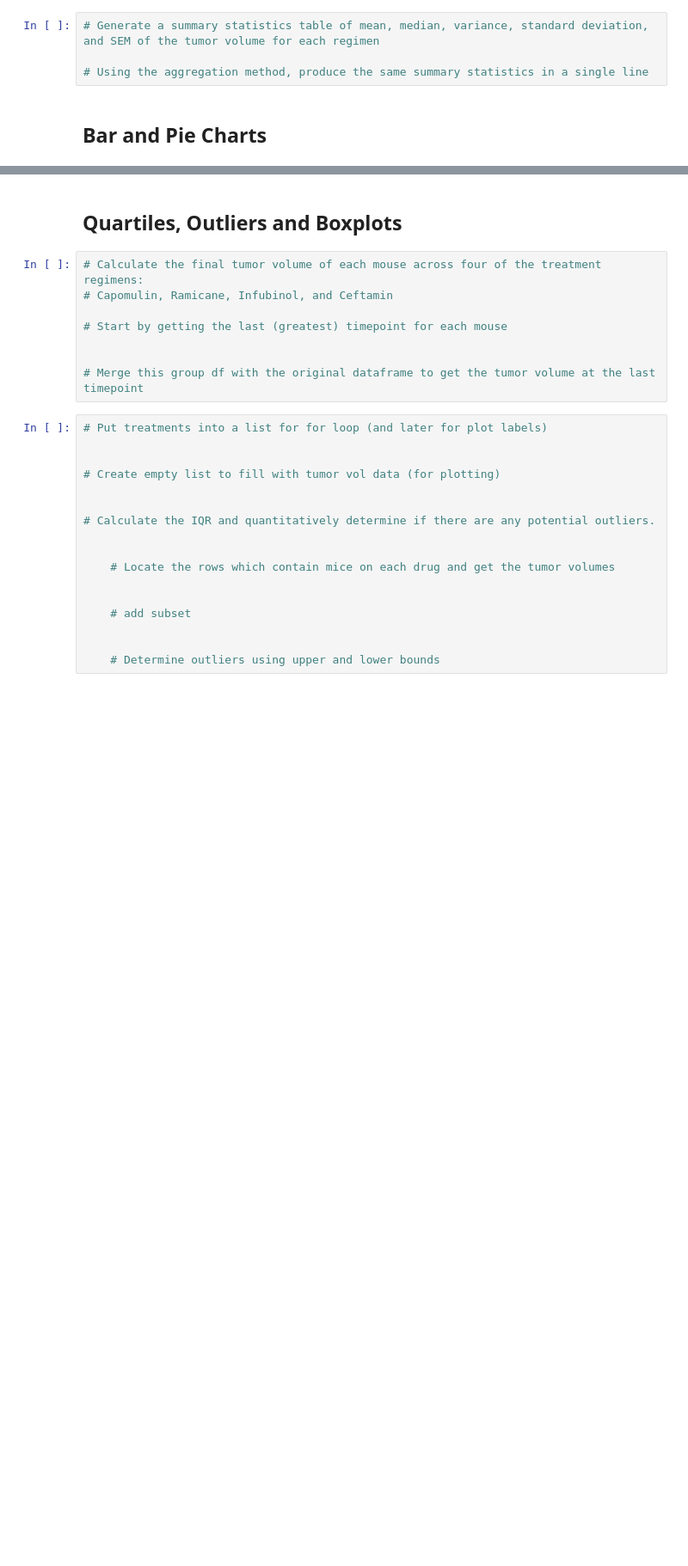
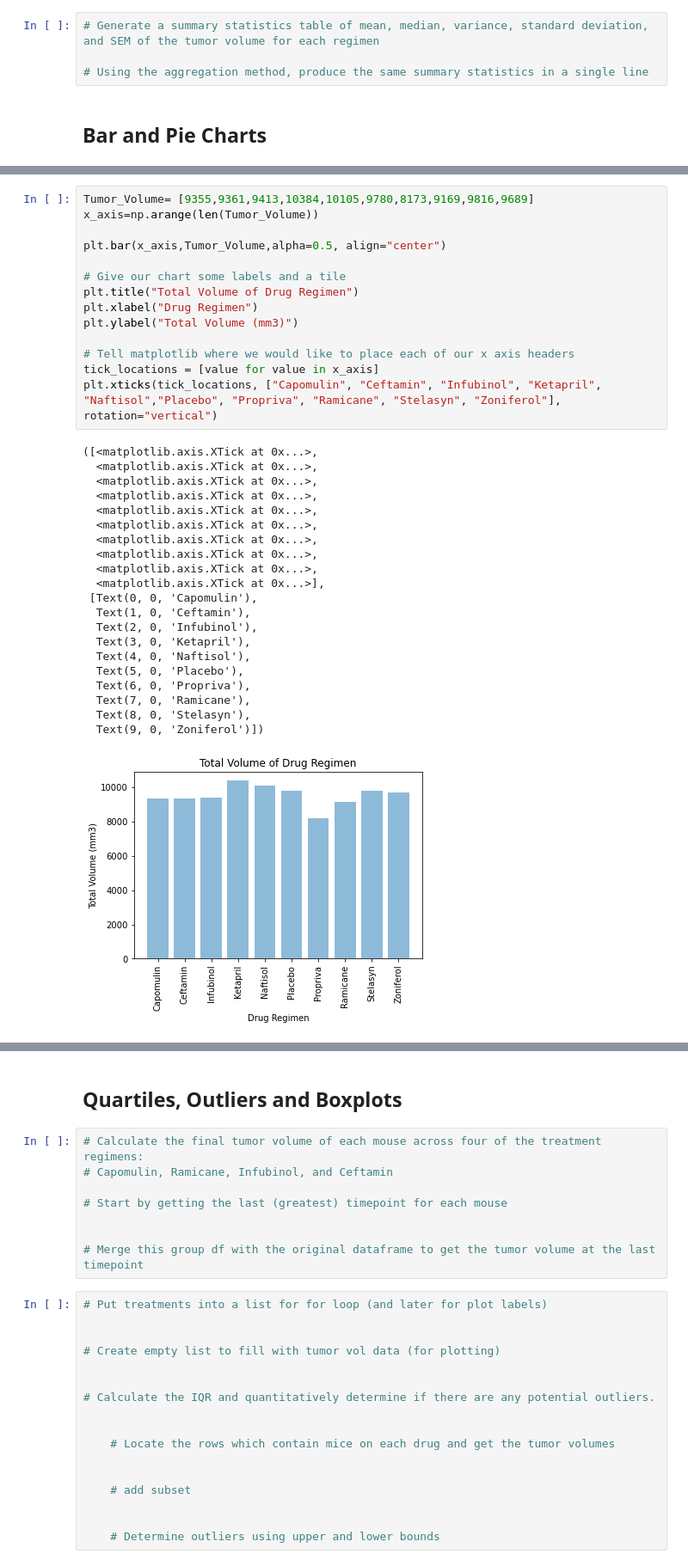
Before and after one commit to cdturner618/Matplotlib-Challenge, a Jupyter notebook: Pymaceuticals/pymaceuticals_starter.ipynb, the cells around one changed output, grey strips where cells are left out. Shown at 86% size. Cells and saved outputs as stored; diff of their text form; blank space fills up the shorter version.

Commit message:
Pie and Bar chart complete

```diff
--- a/Pymaceuticals/pymaceuticals_starter.ipynb
+++ b/Pymaceuticals/pymaceuticals_starter.ipynb
@@ -179 +205,37 @@ Tumor_Statistics
+# %%
+Tumor_Volume= [9355,9361,9413,10384,10105,9780,8173,9169,9816,9689]
+x_axis=np.arange(len(Tumor_Volume))
+
+plt.bar(x_axis,Tumor_Volume,alpha=0.5, align="center")
+
+# Give our chart some labels and a tile
+plt.title("Total Volume of Drug Regimen")
+plt.xlabel("Drug Regimen")
+plt.ylabel("Total Volume (mm3)")
+
+# Tell matplotlib where we would like to place each of our x axis headers
+tick_locations = [value for value in x_axis]
+plt.xticks(tick_locations, ["Capomulin", "Ceftamin", "Infubinol", "Ketapril", "Naftisol","Placebo", "Propriva", "Ramicane", "Stelasyn", "Zoniferol"], rotation="vertical")
+# %% [output]
+([<matplotlib.axis.XTick at 0x...>,
+  <matplotlib.axis.XTick at 0x...>,
+  <matplotlib.axis.XTick at 0x...>,
+  <matplotlib.axis.XTick at 0x...>,
+  <matplotlib.axis.XTick at 0x...>,
+  <matplotlib.axis.XTick at 0x...>,
+  <matplotlib.axis.XTick at 0x...>,
+  <matplotlib.axis.XTick at 0x...>,
+  <matplotlib.axis.XTick at 0x...>,
+  <matplotlib.axis.XTick at 0x...>],
+ [Text(0, 0, 'Capomulin'),
+  Text(1, 0, 'Ceftamin'),
+  Text(2, 0, 'Infubinol'),
+  Text(3, 0, 'Ketapril'),
+  Text(4, 0, 'Naftisol'),
+  Text(5, 0, 'Placebo'),
+  Text(6, 0, 'Propriva'),
+  Text(7, 0, 'Ramicane'),
+  Text(8, 0, 'Stelasyn'),
+  Text(9, 0, 'Zoniferol')])
+[figure, added]
 # %%
```
Also changed, not shown: parts of 9 cells of this notebook.
